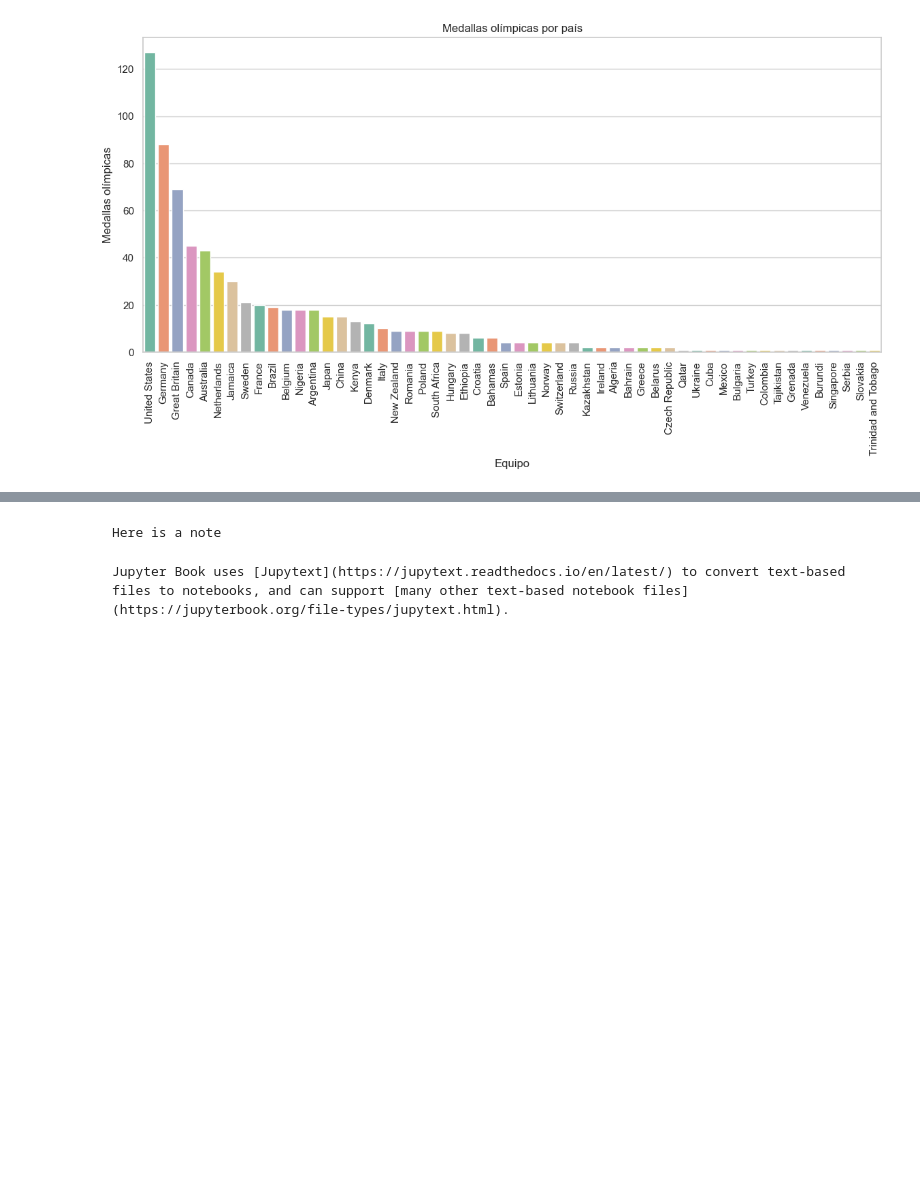
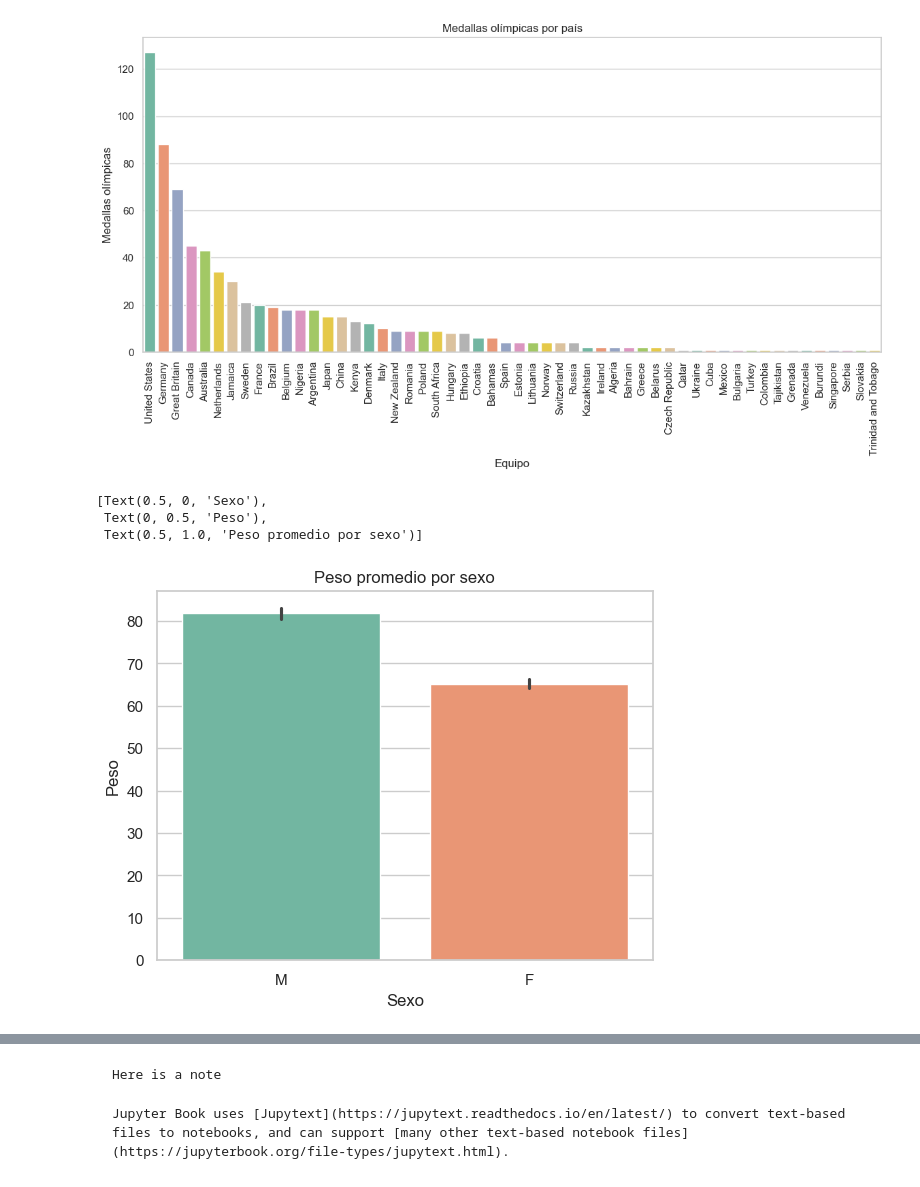
Before and after one commit to vvalentus/vvalentus.github.io, a Jupyter notebook: _build/jupyter_execute/pp.ipynb, the cells around one changed output, grey strips where cells are left out. Cells and saved outputs as stored; diff of their text form; code cells hidden in the pictures; blank space fills up the shorter version.

```diff
--- a/_build/jupyter_execute/pp.ipynb
+++ b/_build/jupyter_execute/pp.ipynb
@@ -128,3 +129,11 @@ plt.xticks(rotation=90)
 plt.show()
 # %% [output]
 [figure]
+# %%
+ax = sns.barplot(x = "Sex", y = "Weight", data = df2016m, estimator = mean, palette = 'Set2');
+ax.set(xlabel = 'Sexo', ylabel = 'Peso', title = 'Peso promedio por sexo')
+# %% [output]
+[Text(0.5, 0, 'Sexo'),
+ Text(0, 0.5, 'Peso'),
+ Text(0.5, 1.0, 'Peso promedio por sexo')]
+[figure, added]
```
Also changed, not shown: parts of 2 cells of this notebook, 21 other files.
